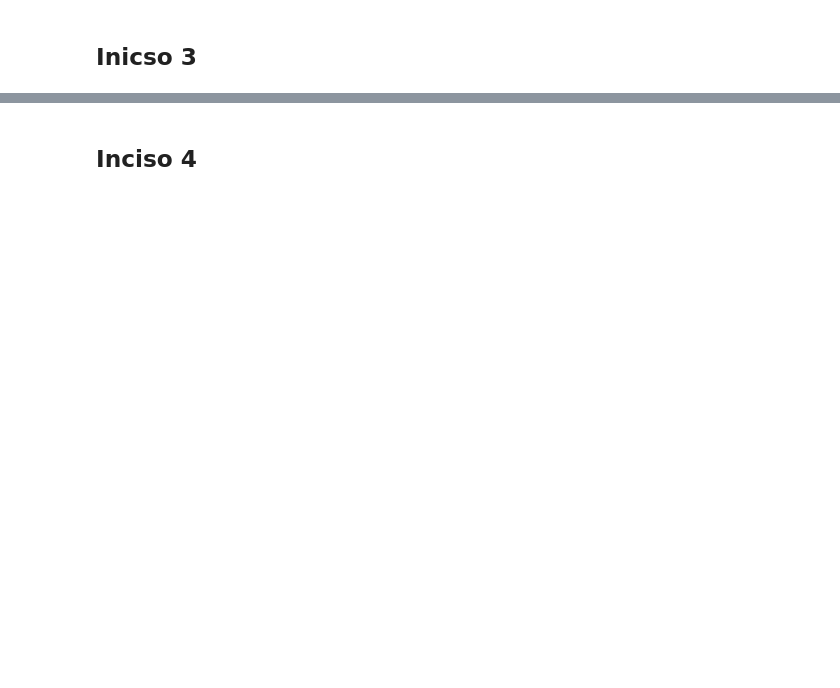
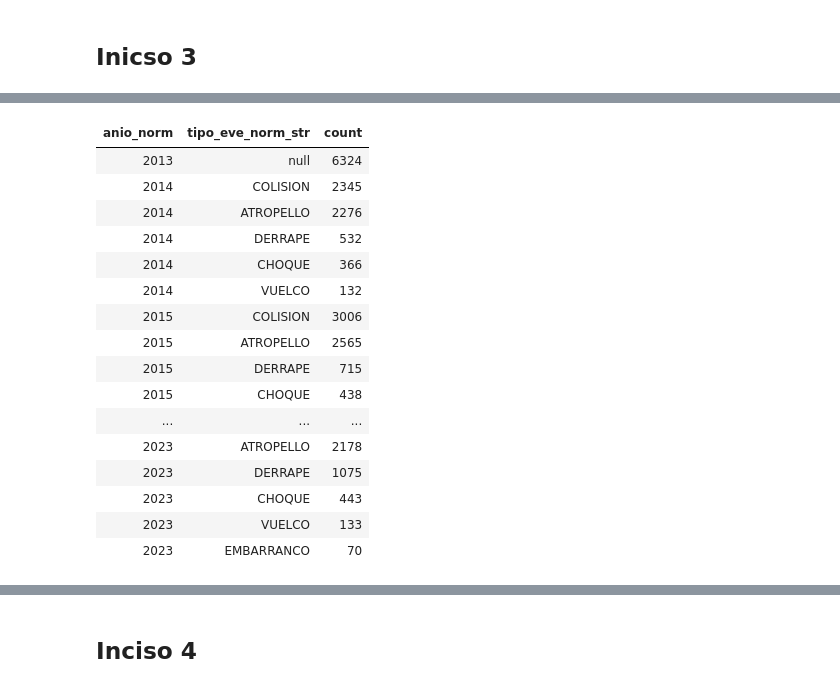
Before and after one commit to Hayser8/lab8, a Jupyter notebook: Lab8.ipynb, the cells around one changed output, grey strips where cells are left out. Drawn from its saved outputs; the diff is of its cells as text; code cells hidden in the pictures; blank space fills up the shorter version.

```diff
--- a/Lab8.ipynb
+++ b/Lab8.ipynb
@@ -463,0 +419,72 @@ A partir de conteos y patrones por año (comparando frecuencias de 2018–2021 v
+# %%
+# INCISO 3 — Valores distintos de tipo de accidente (usando el master ya cargado)
+# Se asume que ya existen las vistas temporales: master_unico, hechos, vehiculos, personas
+
+from pyspark.sql import functions as F
+
+# === 1) Usar HECHOS como fuente canónica de "tipo de accidente" ===
+hechos = spark.table("hechos")
+
+# Limpieza defensiva: pasar a string, recortar, upper; tratar "NAN"/"NULL"/vacíos como nulos
+hechos_tipo = (
+    hechos
+    .withColumn("tipo_eve_norm_str", F.upper(F.trim(F.col("tipo_eve_norm").cast("string"))))
+    .withColumn(
+        "tipo_eve_norm_str",
+        F.when(F.col("tipo_eve_norm_str").isin("", "NULL", "NAN", "NONE", "NA"), F.lit(None))
+         .otherwise(F.col("tipo_eve_norm_str"))
+    )
+)
+
+# === 2) Distintos y conteos globales (HECHOS) ===
+distinct_tipos = (
+    hechos_tipo
+    .groupBy("tipo_eve_norm_str")
+    .count()
+    .orderBy(F.desc("count"))
+)
+
+print("=== Distintos 'tipo_eve_norm' con conteo (HECHOS) ===")
+distinct_tipos.show(100, truncate=False)   # Ajustar 100 si se desea ver más
+
+# === 3) Solo listado de valores distintos (sin conteos) ===
+print("\n=== Valores distintos (solo listado) ===")
+(
+    hechos_tipo
+    .select("tipo_eve_norm_str")
+    .distinct()
+    .orderBy("tipo_eve_norm_str")
+).show(200, truncate=False)
+
+# === 4) (Opcional) Aparición por año para cruzar con inciso 2 ===
+por_anio = (
+    hechos_tipo
+    .groupBy("anio_norm", "tipo_eve_norm_str")
+    .count()
+    .orderBy("anio_norm", F.desc("count"))
+)
+
+print("\n=== Aparición por año (tipo_eve_norm) ===")
+por_anio.show(100, truncate=False)
+
+# === 5) Visualizaciones Databricks (usar display para tabla o gráfico) ===
+display(distinct_tipos)  # gráfico de barras: eje X = tipo_eve_norm_str, eje Y = count
+display(por_anio)        # gráfico de columnas apiladas o tabla por año
+
+# === 6) (Opcional) Validar consistencia entre tablas del master ===
+dist_por_tabla = (
+    spark.table("master_unico")
+    .withColumn("tipo_eve_norm_str", F.upper(F.trim(F.col("tipo_eve_norm").cast("string"))))
+    .withColumn(
+        "tipo_eve_norm_str",
+        F.when(F.col("tipo_eve_norm_str").isin("", "NULL", "NAN", "NONE", "NA"), F.lit(None))
+         .otherwise(F.col("tipo_eve_norm_str"))
+    )
+    .groupBy("source_table", "tipo_eve_norm_str")
+    .count()
+    .orderBy("source_table", F.desc("count"))
+)
+
+# Útil si se quiere revisar si VEHICULOS o PERSONAS traen alguna variante extra
+display(dist_por_tabla)
+# %% [output]
@@ -463,0 +519,17 @@ A partir de conteos y patrones por año (comparando frecuencias de 2018–2021 v
+| anio_norm | tipo_eve_norm_str | count |
+| 2013 | null | 6324 |
+| 2014 | COLISION | 2345 |
+| 2014 | ATROPELLO | 2276 |
+| 2014 | DERRAPE | 532 |
+| 2014 | CHOQUE | 366 |
+| 2014 | VUELCO | 132 |
+| 2015 | COLISION | 3006 |
+| 2015 | ATROPELLO | 2565 |
+| 2015 | DERRAPE | 715 |
+| 2015 | CHOQUE | 438 |
+| ... | ... | ... |
+| 2023 | ATROPELLO | 2178 |
+| 2023 | DERRAPE | 1075 |
+| 2023 | CHOQUE | 443 |
+| 2023 | VUELCO | 133 |
+| 2023 | EMBARRANCO | 70 |
```
Also changed, not shown: parts of 28 cells of this notebook, 2 other files.
